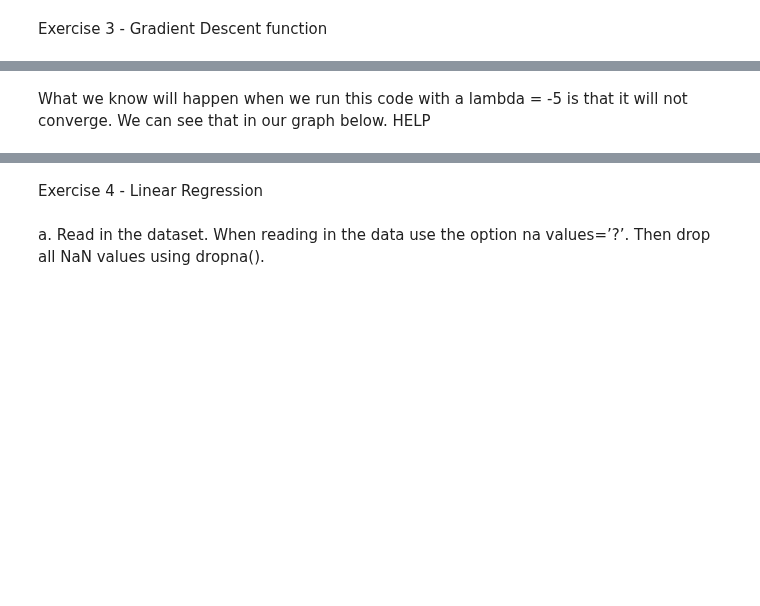
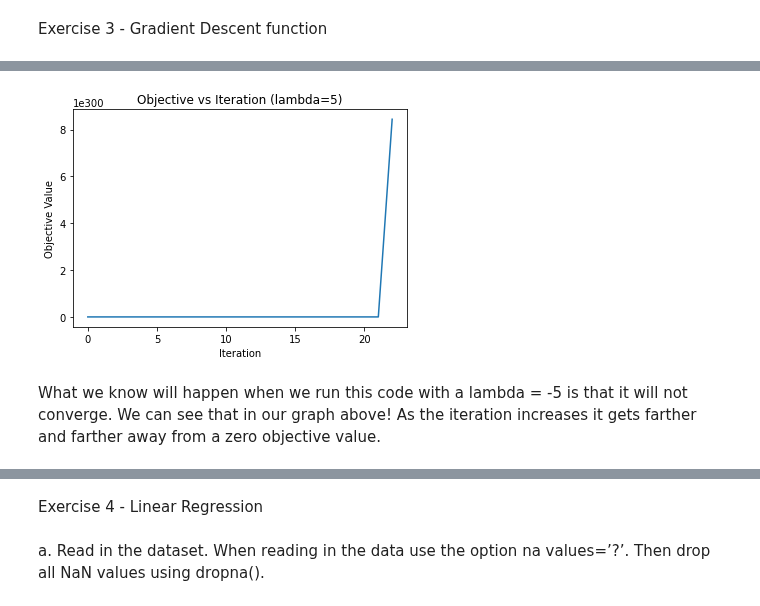
Before and after one commit to nliftman/MSDS, a Jupyter notebook: Data 558/hw2.ipynb, the cells around one changed output, grey strips where cells are left out. Cells and saved outputs as stored; diff of their text form; code cells hidden in the pictures; blank space fills up the shorter version.

Commit message:
finishing hw 2 for data 558 kms

```diff
--- a/Data 558/hw2.ipynb
+++ b/Data 558/hw2.ipynb
@@ -70,3 +91,28 @@ def graddescent(X, y, beta_init, lamb = -5.00, step_t = .5, maxi = 1000):
+# %%
+def compute_objective(X, y, beta, lamb):
+    """ This will be helpful to plot the data
+    It gives us the loss!
+    """
+    n = X.shape[0]
+    return (1/(2*n)) * np.sum((y - X @ beta)**2) + (lamb/n) * np.sum(beta**2)
+# %%
+#now we run the graddescent for the -5 lambda:
+betas = graddescent(X= X_train, y = y_train, beta0 = np.zeros(X.shape[1]), step = .5, lamb = -5, maxi = 1000)
+#now we get the objectives
+objectives = []
+
+for beta in betas:
+    obj = compute_objective(X, y, beta, lamb = -5)
+    objectives.append(obj)
+# %%
+import matplotlib.pyplot as plt
+
+plt.plot(objectives)
+plt.xlabel("Iteration")
+plt.ylabel("Objective Value")
+plt.title(f"Objective vs Iteration (lambda={lamb})")
+plt.show()
+# %% [output]
+[figure, added]
 # %% [markdown]
-What we know will happen when we run this code with a lambda = -5 is that it will not converge. We can see that in our graph below.
-HELP
+What we know will happen when we run this code with a lambda = -5 is that it will not converge. We can see that in our graph above! As the iteration increases it gets farther and farther away from a zero objective value.
```
Also changed, not shown: parts of 11 cells of this notebook.
